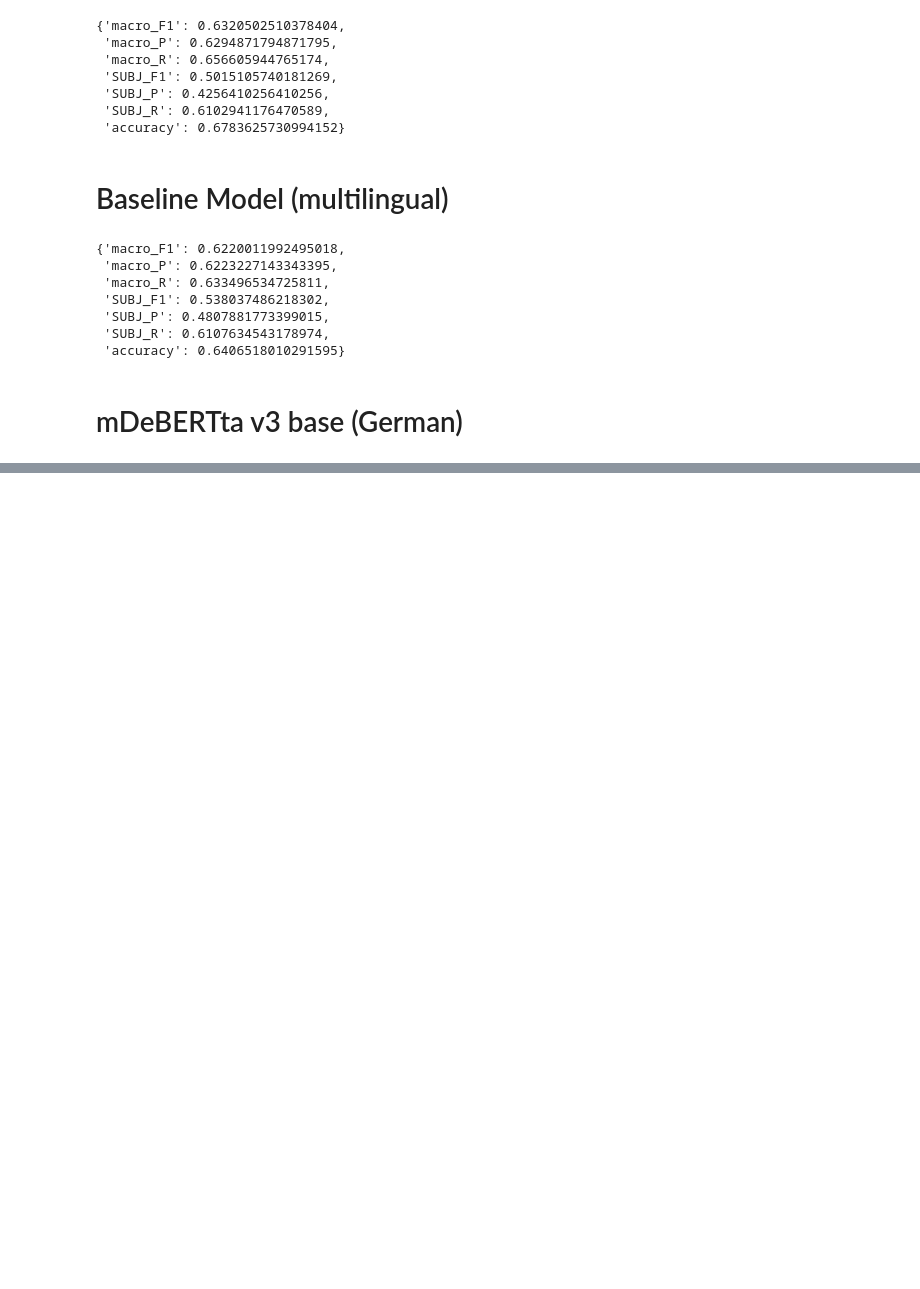
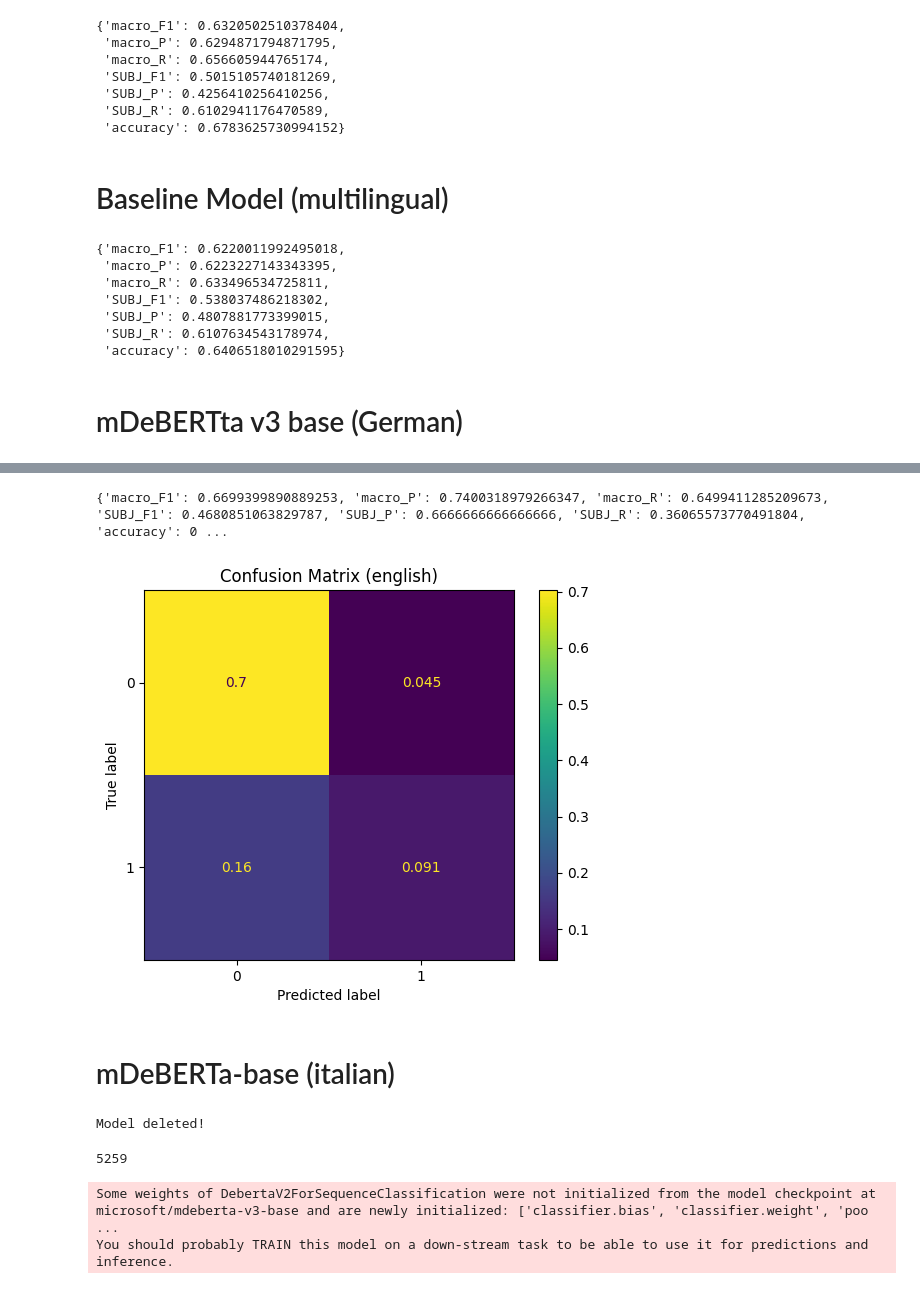
Before and after one commit to MatteoFasulo/clef2025-checkthat, a Jupyter notebook: notebook.ipynb, the cells around one changed output, grey strips where cells are left out. Saved outputs shown, nothing was run; the diff lists cells and outputs as text; code cells hidden in the pictures; blank space fills up the shorter version.

```diff
--- a/notebook.ipynb
+++ b/notebook.ipynb
@@ -851,0 +545,38 @@ study.optimize(objective, n_trials=25)
+# %%
+language = 'english'
+
+epochs = 6
+batch_size = 16
+lr = 1e-5
+weight_decay = 0.0
+n_warmup_steps = 200
+label_smoothing = 0.0
+
+# Get the data
+X_train, y_train = detector.all_data[language]['train']['sentence'], detector.all_data[language]['train']['label']
+X_dev, y_dev = detector.all_data[language]['dev']['sentence'], detector.all_data[language]['dev']['label']
+X_test, y_test = detector.all_data[language]['test']['sentence'], detector.all_data[language]['test']['label']
+
+# Convert y to tensor
+y_train = torch.tensor(y_train.values)
+y_dev = torch.tensor(y_dev.values)
+y_test = torch.tensor(y_test.values)
+
+# Tokenize the text
+train_input_ids, train_attention_masks = detector.tokenize_text(X_train)
+dev_input_ids, dev_attention_masks = detector.tokenize_text(X_dev)
+test_input_ids, test_attention_masks = detector.tokenize_text(X_test)
+
+# Create dataloaders
+train_dl = detector.create_dataloader(train_input_ids, train_attention_masks, y_train, batch_size=batch_size, shuffle=True, pin_mem=True)
+dev_dl = detector.create_dataloader(dev_input_ids, dev_attention_masks, y_dev, batch_size=batch_size, shuffle=False, pin_mem=True)
+test_dl = detector.create_dataloader(test_input_ids, test_attention_masks, y_test, batch_size=batch_size, shuffle=False, pin_mem=False)
+
+class_weights = detector.get_class_weights(detector.all_data[language]['train'])
+
+optimizer = torch.optim.AdamW(model.parameters(), lr=lr, weight_decay=weight_decay)
+total_steps = len(train_dl) * epochs
+scheduler = get_linear_schedule_with_warmup(optimizer, num_warmup_steps=n_warmup_steps, num_training_steps=total_steps)
+criterion = torch.nn.CrossEntropyLoss(weight=class_weights, label_smoothing=label_smoothing)
+# %%
+model = detector.train_model(model, "mDeBERTa-base-subjectivity.pth", train_dl, dev_dl, criterion, optimizer, scheduler, epochs, device)
@@ -851,0 +595,33 @@ study.optimize(objective, n_trials=25)
+# %%
+results.append(detector.test_model(model, test_dl))
+# %% [output]
+{'macro_F1': 0.6699399890889253, 'macro_P': 0.7400318979266347, 'macro_R': 0.6499411285209673, 'SUBJ_F1': 0.4680851063829787, 'SUBJ_P': 0.6666666666666666, 'SUBJ_R': 0.36065573770491804, 'accuracy': 0 ...
+[figure, added]
+# %% [markdown]
+# mDeBERTa-base (italian)
+# %%
+with torch.no_grad():
+    torch.cuda.empty_cache()
+
+if 'model' in locals() or 'model' in globals():
+    del model
+    print("Model deleted!")
+
+gc.collect()
+# %% [output]
+Model deleted!
+5259
+# %%
+model_card = "microsoft/mdeberta-v3-base"
+tokenizer = detector.get_tokenizer(model_card=model_card)
+model = detector.get_model(
+    model_card=model_card,
+    num_labels=2,
+    id2label={0: 'OBJ', 1: 'SUBJ'},
+    label2id={'OBJ': 0, 'SUBJ': 1},
+    output_attentions = False,
+    output_hidden_states = False
+)
+# %% [output]
+Some weights of DebertaV2ForSequenceClassification were not initialized from the model checkpoint at microsoft/mdeberta-v3-base and are newly initialized: ['classifier.bias', 'classifier.weight', 'poo ...
+You should probably TRAIN this model on a down-stream task to be able to use it for predictions and inference.
```
Also changed, not shown: parts of 48 cells of this notebook.
